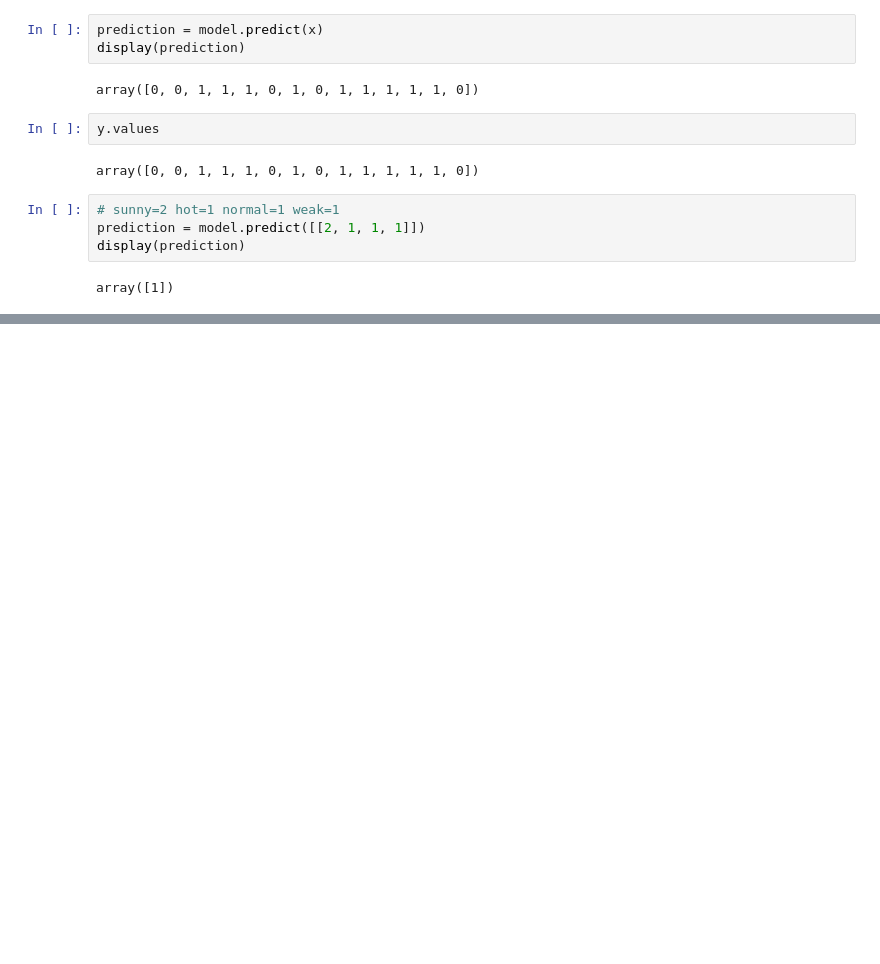
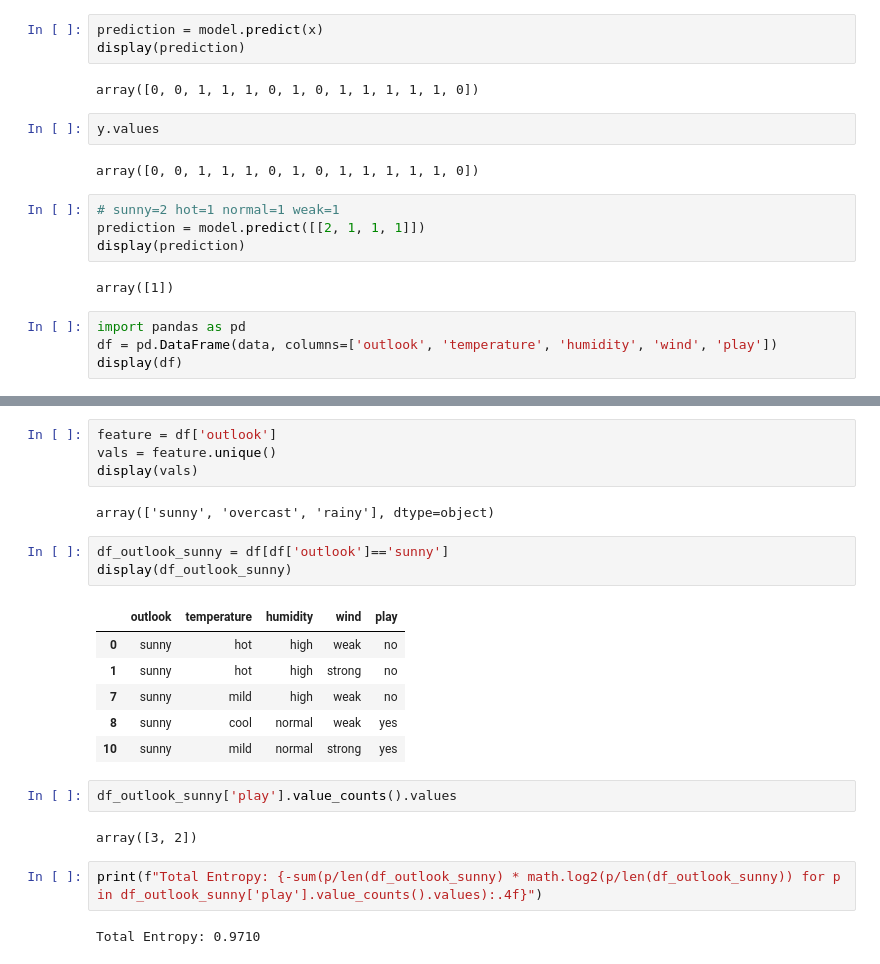
Before and after one commit to Haris-09/Machine-Learning, a Jupyter notebook: Decision_Tree.ipynb, the cells around one changed output, grey strips where cells are left out. Saved outputs shown, nothing was run; the diff lists cells and outputs as text; blank space fills up the shorter version.

Commit message:
calculating entropy

```diff
--- a/Decision_Tree.ipynb
+++ b/Decision_Tree.ipynb
@@ -169,3 +169,7 @@ prediction = model.predict([[2, 1, 1, 1]])
 display(prediction)
 # %% [output]
 array([1])
+# %%
+import pandas as pd
+df = pd.DataFrame(data, columns=['outlook', 'temperature', 'humidity', 'wind', 'play'])
+display(df)
@@ -171,0 +235,24 @@ array([1])
+# %%
+feature = df['outlook']
+vals = feature.unique()
+display(vals)
+# %% [output]
+array(['sunny', 'overcast', 'rainy'], dtype=object)
+# %%
+df_outlook_sunny = df[df['outlook']=='sunny']
+display(df_outlook_sunny)
+# %% [output]
+|  | outlook | temperature | humidity | wind | play |
+| 0 | sunny | hot | high | weak | no |
+| 1 | sunny | hot | high | strong | no |
+| 7 | sunny | mild | high | weak | no |
+| 8 | sunny | cool | normal | weak | yes |
+| 10 | sunny | mild | normal | strong | yes |
+# %%
+df_outlook_sunny['play'].value_counts().values
+# %% [output]
+array([3, 2])
+# %%
+print(f"Total Entropy: {-sum(p/len(df_outlook_sunny) * math.log2(p/len(df_outlook_sunny)) for p in df_outlook_sunny['play'].value_counts().values):.4f}")
+# %% [output]
+Total Entropy: 0.9710
```
Also changed, not shown: parts of 3 cells of this notebook.
